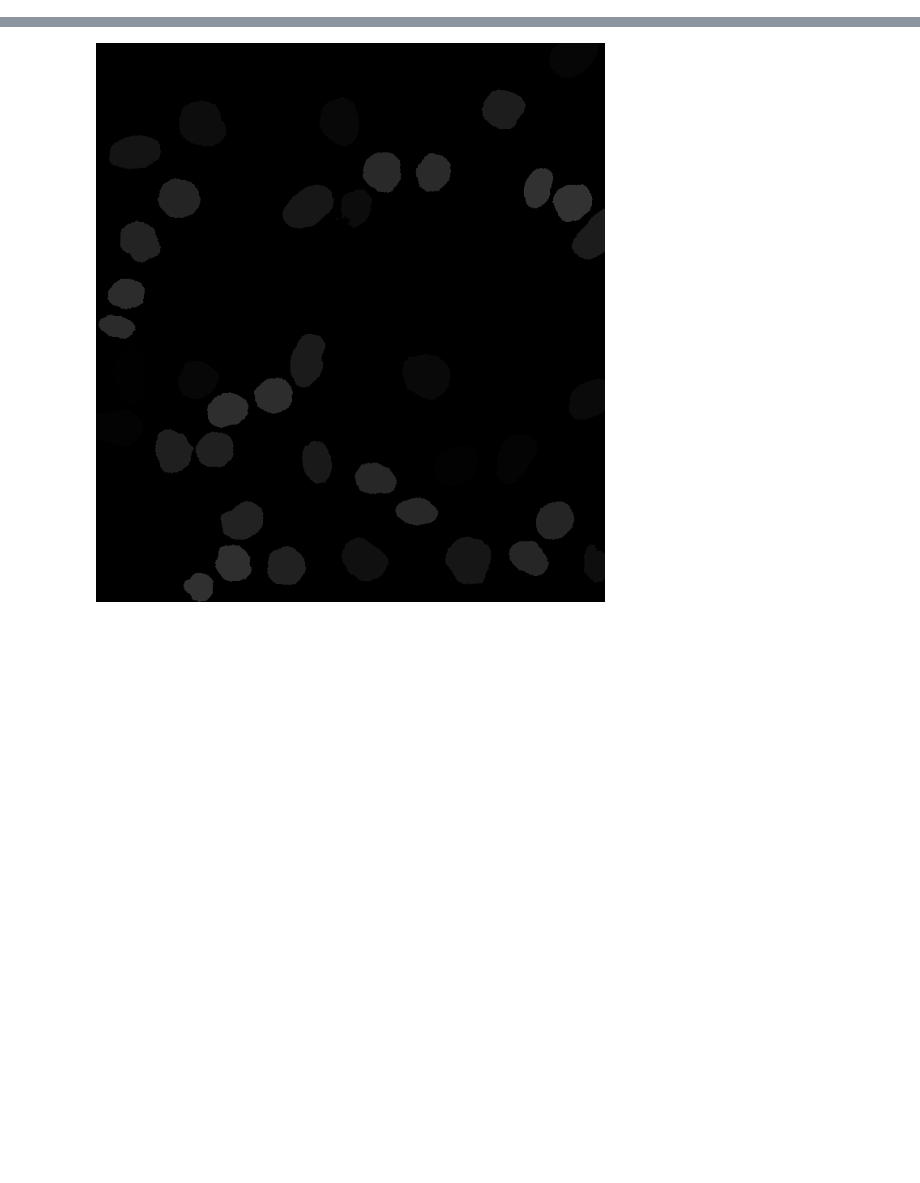
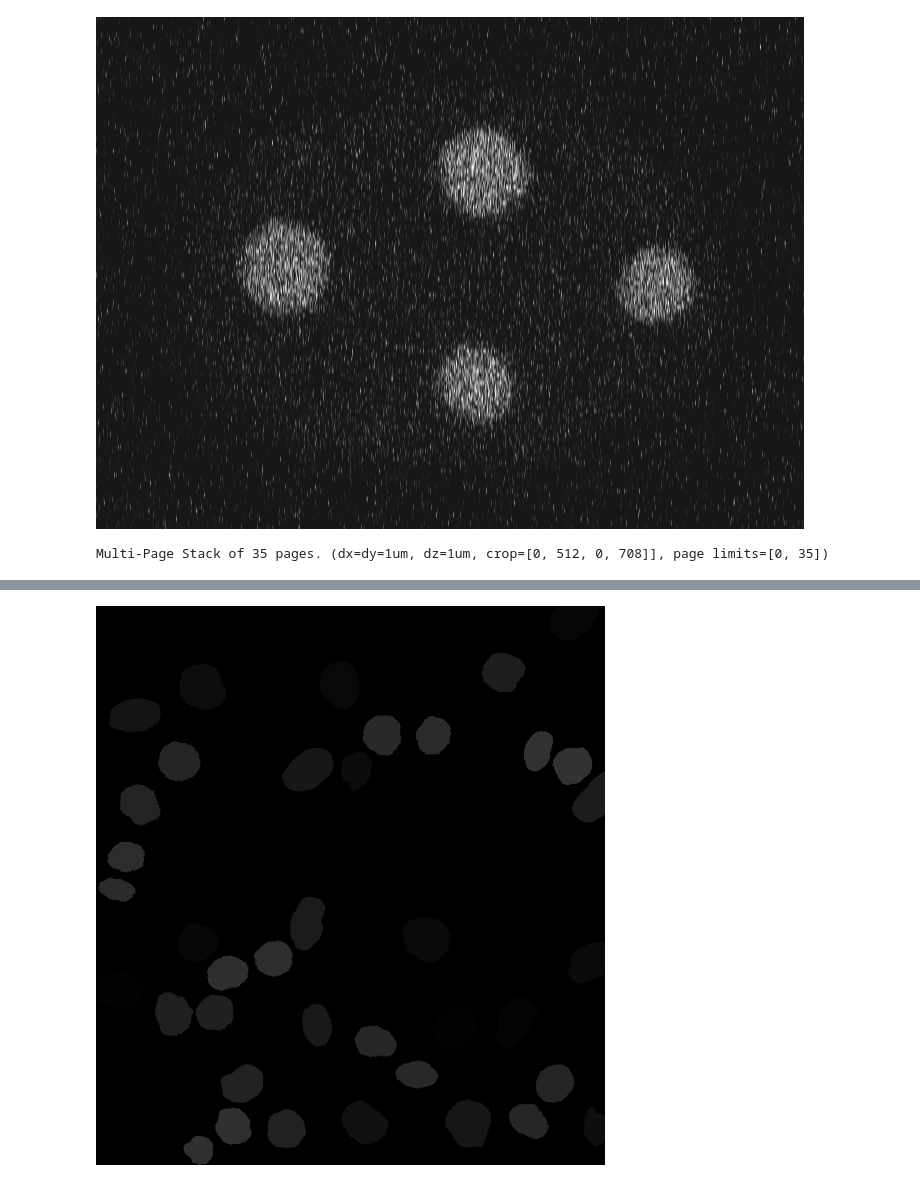
Before and after one commit to LspongebobJH/cell-tracker-gnn, a Jupyter notebook: notebooks/check_images.ipynb, the cells around one changed output, grey strips where cells are left out. Saved outputs shown, nothing was run; the diff lists cells and outputs as text; code cells hidden in the pictures; blank space fills up the shorter version.

```diff
--- a/notebooks/check_images.ipynb
+++ b/notebooks/check_images.ipynb
@@ -21,0 +35,4 @@ Image.fromarray(np.array(a) * 10).show()
+# %%
+Image.fromarray(s[16]).show()
+# %% [output]
+[figure, added]
@@ -21,0 +43,4 @@ Image.fromarray(np.array(a) * 10).show()
+# %%
+s
+# %% [output]
+Multi-Page Stack of 35 pages. (dx=dy=1um, dz=1um, crop=[0, 512, 0, 708]], page limits=[0, 35])
```
Also changed, not shown: parts of 17 cells of this notebook, 6 other files.
